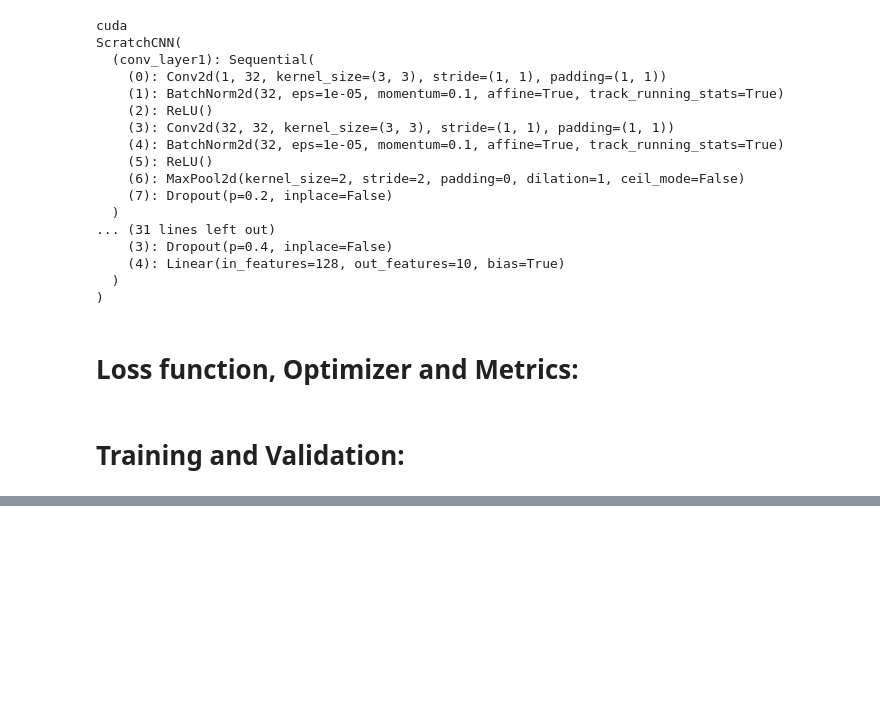
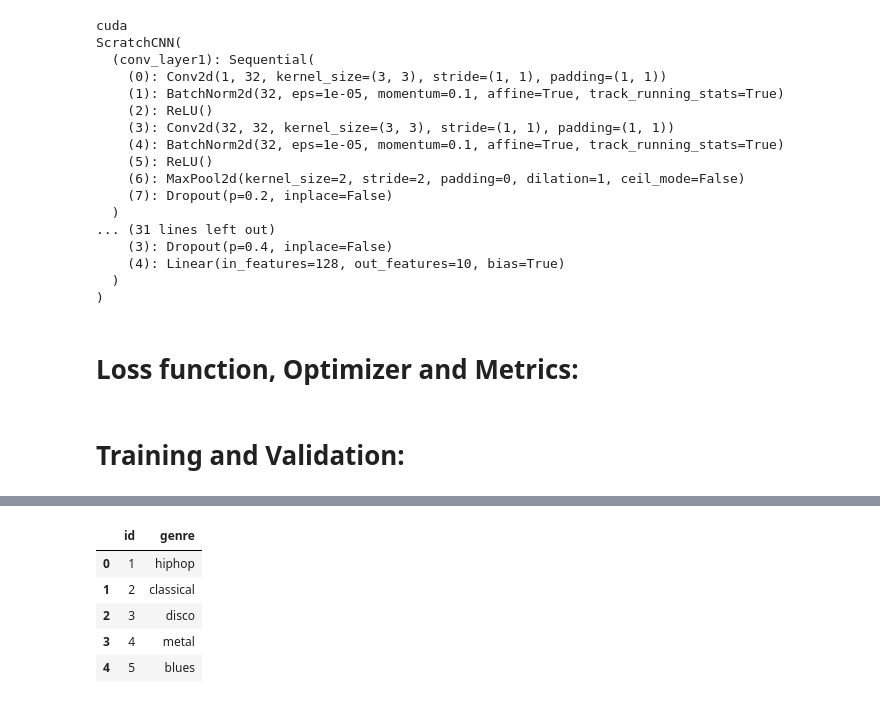
Before and after one commit to sahhilalam/dl-genai-project, a Jupyter notebook: notebooks/dl_genai_project.ipynb, the cells around one changed output, grey strips where cells are left out. Cells and saved outputs as stored; diff of their text form; code cells hidden in the pictures; blank space fills up the shorter version.

Commit message:
Inference and submission with ScratchCNN model.

```diff
--- a/notebooks/dl_genai_project.ipynb
+++ b/notebooks/dl_genai_project.ipynb
@@ -873,0 +866,8 @@ wandb.finish()
+# %%
+model = ScratchCNN(num_classes=10)
+model_path="/kaggle/input/models/sahilalam75/audio-scratchcnn2/pytorch/v2/1/ScratchCNN2.pth"
+model.load_state_dict(torch.load(model_path))
+
+model = model.to(DEVICE)
+
+model.eval()
@@ -873,0 +932,38 @@ wandb.finish()
+# %%
+predictions = []
+ids = []
+
+for waveform, id_ in tqdm(test_loader):
+    waveform = waveform.squeeze(0)
+    pred = predict_song(waveform)
+    predictions.append(pred)
+    ids.append(id_.item())
+# %%
+id_to_genre = {0:"blues",
+               1:"classical",
+               2:"country",
+               3:"disco",
+               4:"hiphop",
+               5:"jazz",
+               6:"metal",
+               7:"pop",
+               8:"reggae",
+               9:"rock"}
+
+genres = [id_to_genre[p] for p in predictions]
+# %%
+submission = pd.DataFrame({
+    "id": ids,
+    "genre": genres
+})
+
+submission.to_csv("submission.csv", index=False)
+# %%
+submission.head()
+# %% [output]
+|  | id | genre |
+| 0 | 1 | hiphop |
+| 1 | 2 | classical |
+| 2 | 3 | disco |
+| 3 | 4 | metal |
+| 4 | 5 | blues |
```
Also changed, not shown: parts of 6 cells of this notebook.
